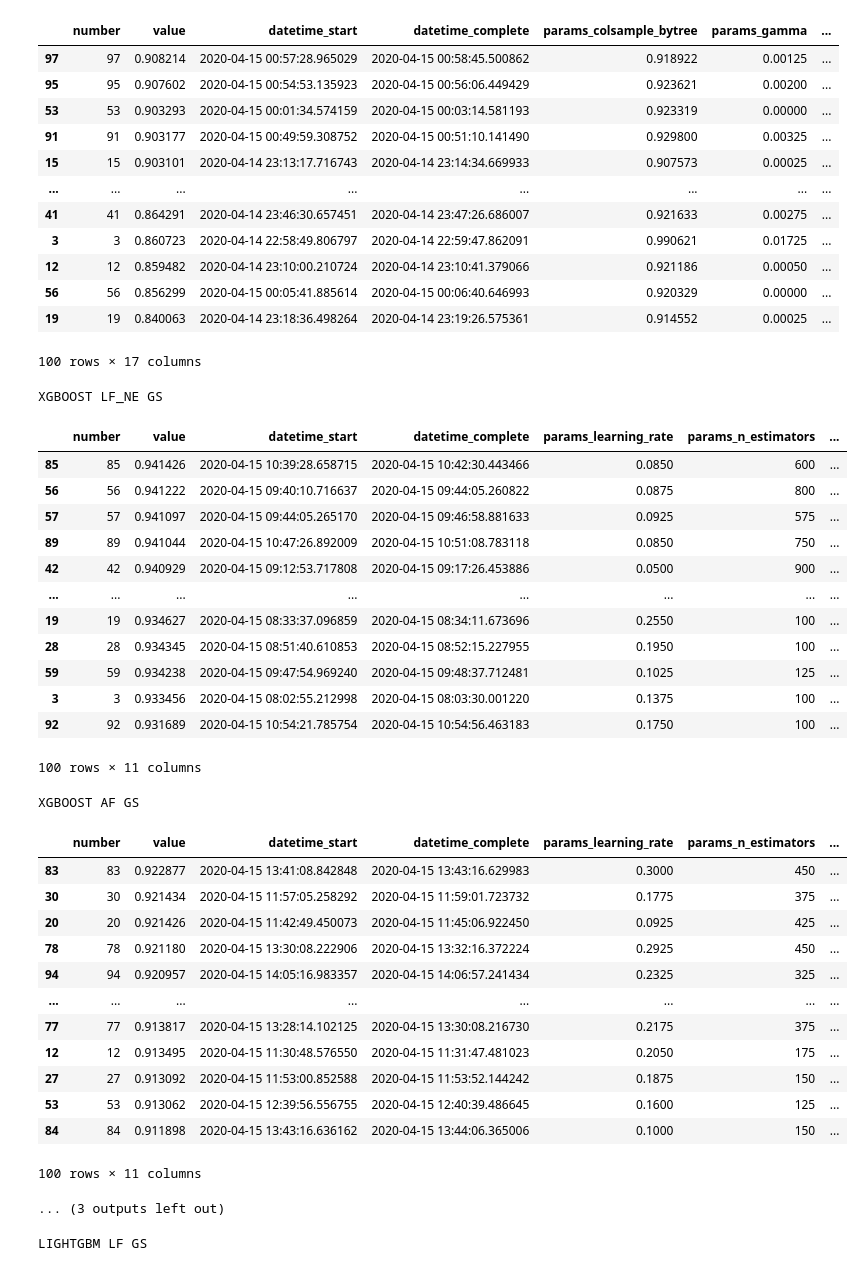
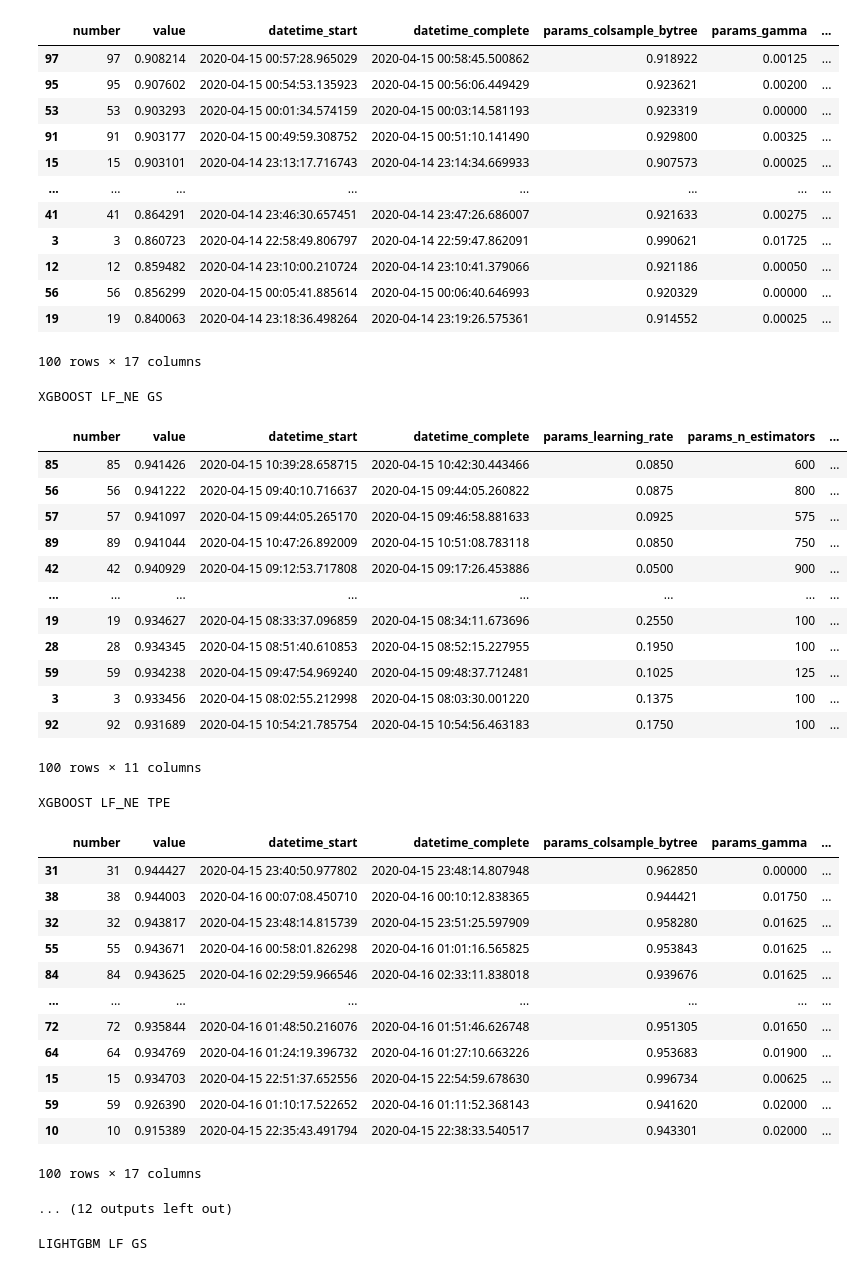
Before and after one commit to achmand/aml-crypto-graph, a Jupyter notebook: src/experiment_tuning_results_1.ipynb, the cells around one changed output. Cells and saved outputs as stored; diff of their text form; code cells hidden in the pictures.

Commit message:
Finished xgboost tuning

```diff
--- a/src/experiment_tuning_results_1.ipynb
+++ b/src/experiment_tuning_results_1.ipynb
@@ -27,17 +27,32 @@ study_gsxgb_LF_NE = util.read_pickle(experiment_1 + "gs_xgboost_LF_NE.pkl")
 study_gsxgb_LF_NE_df = study_gsxgb_LF_NE.trials_dataframe()
 display(study_gsxgb_LF_NE_df[study_gsxgb_LF_NE_df["state"] == "COMPLETE"].sort_values("value", ascending=False))
 
+print("XGBOOST LF_NE TPE")
+study_tpexgb_LF_NE = util.read_pickle(experiment_1 + "tpe_xgboost_LF_NE.pkl")
+study_tpexgb_LF_NE_df = study_tpexgb_LF_NE.trials_dataframe()
+display(study_tpexgb_LF_NE_df[study_tpexgb_LF_NE_df["state"] == "COMPLETE"].sort_values("value", ascending=False))
+
 # XGBOOST AF
 print("XGBOOST AF GS")
 study_gsxgb_AF = util.read_pickle(experiment_1 + "gs_xgboost_AF.pkl")
 study_gsxgb_AF_df = study_gsxgb_AF.trials_dataframe()
 display(study_gsxgb_AF_df[study_gsxgb_AF_df["state"] == "COMPLETE"].sort_values("value", ascending=False))
 
+print("XGBOOST AF TPE")
+study_tpexgb_AF = util.read_pickle(experiment_1 + "tpe_xgboost_AF.pkl")
+study_tpexgb_AF_df = study_tpexgb_AF.trials_dataframe()
+display(study_tpexgb_AF_df[study_tpexgb_AF_df["state"] == "COMPLETE"].sort_values("value", ascending=False))
+
 # XGBOOST AF_NE
 print("XGBOOST AF_NE GS")
 study_gsxgb_AF_NE = util.read_pickle(experiment_1 + "gs_xgboost_AF_NE.pkl")
 study_gsxgb_AF_NE_df = study_gsxgb_AF_NE.trials_dataframe()
 display(study_gsxgb_AF_NE_df[study_gsxgb_AF_NE_df["state"] == "COMPLETE"].sort_values("value", ascending=False))
+
+print("XGBOOST AF_NE TPE")
+study_tpexgb_AF_NE = util.read_pickle(experiment_1 + "tpe_xgboost_AF_NE.pkl")
+study_tpexgb_AF_NE_df = study_tpexgb_AF_NE.trials_dataframe()
+display(study_tpexgb_AF_NE_df[study_tpexgb_AF_NE_df["state"] == "COMPLETE"].sort_values("value", ascending=False))
 # %% [output]
 XGBOOST LF GS
 |  | number | value | datetime_start | datetime_complete | params_learning_rate | params_n_estimators | ... |
@@ -54,48 +69,48 @@ XGBOOST LF GS
 | 0 | 0 | 0.866188 | 2020-04-14 18:17:15.536263 | 2020-04-14 18:17:52.710546 | 0.1925 | 100 | ... |
 100 rows × 11 columns
 XGBOOST LF TPE
 |  | number | value | datetime_start | datetime_complete | params_colsample_bytree | params_gamma | ... |
 | 97 | 97 | 0.908214 | 2020-04-15 00:57:28.965029 | 2020-04-15 00:58:45.500862 | 0.918922 | 0.00125 | ... |
 | 95 | 95 | 0.907602 | 2020-04-15 00:54:53.135923 | 2020-04-15 00:56:06.449429 | 0.923621 | 0.00200 | ... |
 | 53 | 53 | 0.903293 | 2020-04-15 00:01:34.574159 | 2020-04-15 00:03:14.581193 | 0.923319 | 0.00000 | ... |
 | 91 | 91 | 0.903177 | 2020-04-15 00:49:59.308752 | 2020-04-15 00:51:10.141490 | 0.929800 | 0.00325 | ... |
 | 15 | 15 | 0.903101 | 2020-04-14 23:13:17.716743 | 2020-04-14 23:14:34.669933 | 0.907573 | 0.00025 | ... |
 | ... | ... | ... | ... | ... | ... | ... | ... |
 | 41 | 41 | 0.864291 | 2020-04-14 23:46:30.657451 | 2020-04-14 23:47:26.686007 | 0.921633 | 0.00275 | ... |
 | 3 | 3 | 0.860723 | 2020-04-14 22:58:49.806797 | 2020-04-14 22:59:47.862091 | 0.990621 | 0.01725 | ... |
 | 12 | 12 | 0.859482 | 2020-04-14 23:10:00.210724 | 2020-04-14 23:10:41.379066 | 0.921186 | 0.00050 | ... |
 | 56 | 56 | 0.856299 | 2020-04-15 00:05:41.885614 | 2020-04-15 00:06:40.646993 | 0.920329 | 0.00000 | ... |
 | 19 | 19 | 0.840063 | 2020-04-14 23:18:36.498264 | 2020-04-14 23:19:26.575361 | 0.914552 | 0.00025 | ... |
 100 rows × 17 columns
 XGBOOST LF_NE GS
 |  | number | value | datetime_start | datetime_complete | params_learning_rate | params_n_estimators | ... |
 | 85 | 85 | 0.941426 | 2020-04-15 10:39:28.658715 | 2020-04-15 10:42:30.443466 | 0.0850 | 600 | ... |
 | 56 | 56 | 0.941222 | 2020-04-15 09:40:10.716637 | 2020-04-15 09:44:05.260822 | 0.0875 | 800 | ... |
 | 57 | 57 | 0.941097 | 2020-04-15 09:44:05.265170 | 2020-04-15 09:46:58.881633 | 0.0925 | 575 | ... |
 | 89 | 89 | 0.941044 | 2020-04-15 10:47:26.892009 | 2020-04-15 10:51:08.783118 | 0.0850 | 750 | ... |
 | 42 | 42 | 0.940929 | 2020-04-15 09:12:53.717808 | 2020-04-15 09:17:26.453886 | 0.0500 | 900 | ... |
 | ... | ... | ... | ... | ... | ... | ... | ... |
 | 19 | 19 | 0.934627 | 2020-04-15 08:33:37.096859 | 2020-04-15 08:34:11.673696 | 0.2550 | 100 | ... |
 | 28 | 28 | 0.934345 | 2020-04-15 08:51:40.610853 | 2020-04-15 08:52:15.227955 | 0.1950 | 100 | ... |
 | 59 | 59 | 0.934238 | 2020-04-15 09:47:54.969240 | 2020-04-15 09:48:37.712481 | 0.1025 | 125 | ... |
 | 3 | 3 | 0.933456 | 2020-04-15 08:02:55.212998 | 2020-04-15 08:03:30.001220 | 0.1375 | 100 | ... |
 | 92 | 92 | 0.931689 | 2020-04-15 10:54:21.785754 | 2020-04-15 10:54:56.463183 | 0.1750 | 100 | ... |
 100 rows × 11 columns
-XGBOOST AF GS
+XGBOOST LF_NE TPE
-|  | number | value | datetime_start | datetime_complete | params_learning_rate | params_n_estimators | ... |
-| 83 | 83 | 0.922877 | 2020-04-15 13:41:08.842848 | 2020-04-15 13:43:16.629983 | 0.3000 | 450 | ... |
-| 30 | 30 | 0.921434 | 2020-04-15 11:57:05.258292 | 2020-04-15 11:59:01.723732 | 0.1775 | 375 | ... |
-| 20 | 20 | 0.921426 | 2020-04-15 11:42:49.450073 | 2020-04-15 11:45:06.922450 | 0.0925 | 425 | ... |
-| 78 | 78 | 0.921180 | 2020-04-15 13:30:08.222906 | 2020-04-15 13:32:16.372224 | 0.2925 | 450 | ... |
-| 94 | 94 | 0.920957 | 2020-04-15 14:05:16.983357 | 2020-04-15 14:06:57.241434 | 0.2325 | 325 | ... |
+|  | number | value | datetime_start | datetime_complete | params_colsample_bytree | params_gamma | ... |
+| 31 | 31 | 0.944427 | 2020-04-15 23:40:50.977802 | 2020-04-15 23:48:14.807948 | 0.962850 | 0.00000 | ... |
+| 38 | 38 | 0.944003 | 2020-04-16 00:07:08.450710 | 2020-04-16 00:10:12.838365 | 0.944421 | 0.01750 | ... |
+| 32 | 32 | 0.943817 | 2020-04-15 23:48:14.815739 | 2020-04-15 23:51:25.597909 | 0.958280 | 0.01625 | ... |
+| 55 | 55 | 0.943671 | 2020-04-16 00:58:01.826298 | 2020-04-16 01:01:16.565825 | 0.953843 | 0.01625 | ... |
+| 84 | 84 | 0.943625 | 2020-04-16 02:29:59.966546 | 2020-04-16 02:33:11.838018 | 0.939676 | 0.01625 | ... |
 | ... | ... | ... | ... | ... | ... | ... | ... |
-| 77 | 77 | 0.913817 | 2020-04-15 13:28:14.102125 | 2020-04-15 13:30:08.216730 | 0.2175 | 375 | ... |
-| 12 | 12 | 0.913495 | 2020-04-15 11:30:48.576550 | 2020-04-15 11:31:47.481023 | 0.2050 | 175 | ... |
-| 27 | 27 | 0.913092 | 2020-04-15 11:53:00.852588 | 2020-04-15 11:53:52.144242 | 0.1875 | 150 | ... |
-| 53 | 53 | 0.913062 | 2020-04-15 12:39:56.556755 | 2020-04-15 12:40:39.486645 | 0.1600 | 125 | ... |
-| 84 | 84 | 0.911898 | 2020-04-15 13:43:16.636162 | 2020-04-15 13:44:06.365006 | 0.1000 | 150 | ... |
+| 72 | 72 | 0.935844 | 2020-04-16 01:48:50.216076 | 2020-04-16 01:51:46.626748 | 0.951305 | 0.01650 | ... |
+| 64 | 64 | 0.934769 | 2020-04-16 01:24:19.396732 | 2020-04-16 01:27:10.663226 | 0.953683 | 0.01900 | ... |
+| 15 | 15 | 0.934703 | 2020-04-15 22:51:37.652556 | 2020-04-15 22:54:59.678630 | 0.996734 | 0.00625 | ... |
+| 59 | 59 | 0.926390 | 2020-04-16 01:10:17.522652 | 2020-04-16 01:11:52.368143 | 0.941620 | 0.02000 | ... |
+| 10 | 10 | 0.915389 | 2020-04-15 22:35:43.491794 | 2020-04-15 22:38:33.540517 | 0.943301 | 0.02000 | ... |
-100 rows × 11 columns
+100 rows × 17 columns
-... (3 outputs left out)
+... (12 outputs left out)
 # %%
 # LIGHTGBM
 
```
Also changed, not shown: 9 other files.
